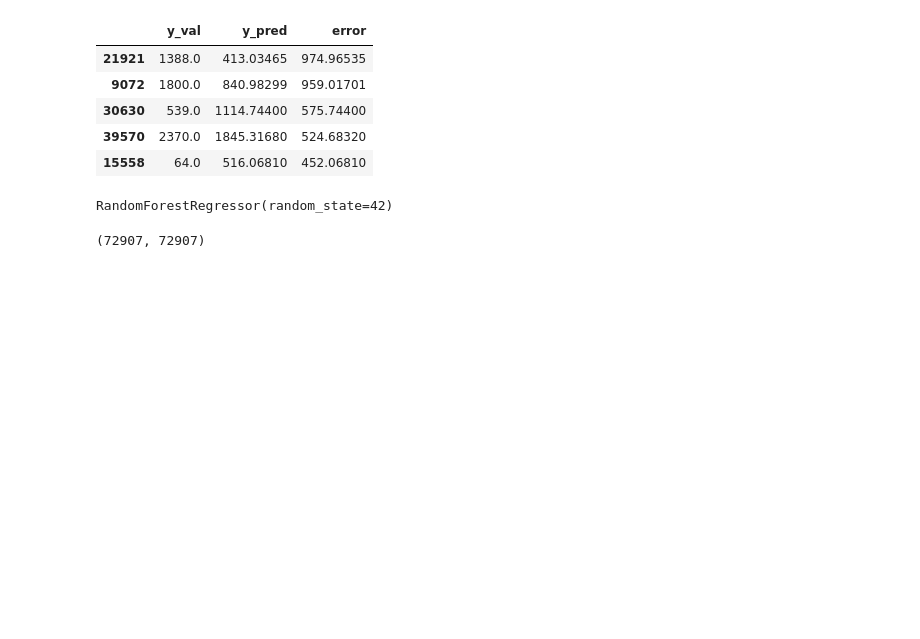
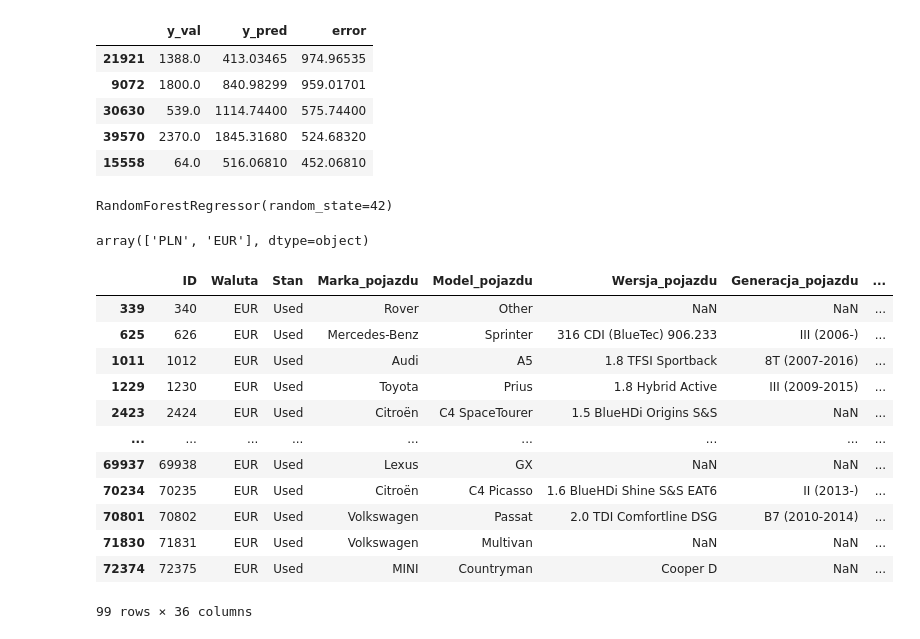
Before and after one commit to GameRuiner/Car-Price-Prediction, a Jupyter notebook: working/notebooks/model.ipynb, the cells around one changed output. Drawn from its saved outputs; the diff is of its cells as text; code cells hidden in the pictures; blank space fills up the shorter version.

Commit message:
add handling currency column

```diff
--- a/working/notebooks/model.ipynb
+++ b/working/notebooks/model.ipynb
@@ -208,4 +208,24 @@ model.fit(X, y)
 # joblib.dump(model, "../models/random_forest.joblib")
 # %% [output]
 RandomForestRegressor(random_state=42)
+# %%
+df_test.Waluta.unique()
+# %% [output]
+array(['PLN', 'EUR'], dtype=object)
+# %%
+df_test[df_test["Waluta"] == "EUR"]
+# %% [output]
+|  | ID | Waluta | Stan | Marka_pojazdu | Model_pojazdu | Wersja_pojazdu | Generacja_pojazdu | ... |
+| 339 | 340 | EUR | Used | Rover | Other | NaN | NaN | ... |
+| 625 | 626 | EUR | Used | Mercedes-Benz | Sprinter | 316 CDI (BlueTec) 906.233 | III (2006-) | ... |
+| 1011 | 1012 | EUR | Used | Audi | A5 | 1.8 TFSI Sportback | 8T (2007-2016) | ... |
+| 1229 | 1230 | EUR | Used | Toyota | Prius | 1.8 Hybrid Active | III (2009-2015) | ... |
+| 2423 | 2424 | EUR | Used | Citroën | C4 SpaceTourer | 1.5 BlueHDi Origins S&S | NaN | ... |
+| ... | ... | ... | ... | ... | ... | ... | ... | ... |
+| 69937 | 69938 | EUR | Used | Lexus | GX | NaN | NaN | ... |
+| 70234 | 70235 | EUR | Used | Citroën | C4 Picasso | 1.6 BlueHDi Shine S&S EAT6 | II (2013-) | ... |
+| 70801 | 70802 | EUR | Used | Volkswagen | Passat | 2.0 TDI Comfortline DSG | B7 (2010-2014) | ... |
+| 71830 | 71831 | EUR | Used | Volkswagen | Multivan | NaN | NaN | ... |
+| 72374 | 72375 | EUR | Used | MINI | Countryman | Cooper D | NaN | ... |
+99 rows × 36 columns
 # %%
@@ -220,7 +240,3 @@ df_output = pd.DataFrame({
 })
 
 df_output.to_csv("../results/predictions_currency_manual.csv", index=False)
-# %%
-len(X_test), len(df_output)
-# %% [output]
-(72907, 72907)
```
Also changed, not shown: parts of 1 cell of this notebook, 1 other file.
